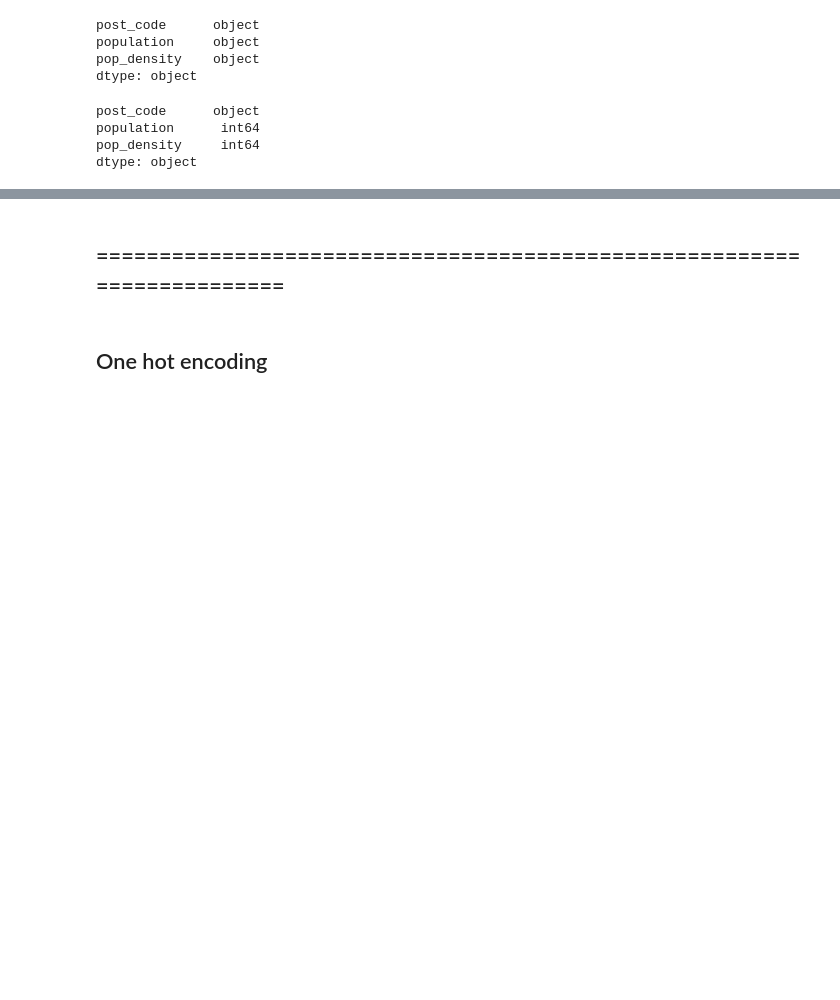
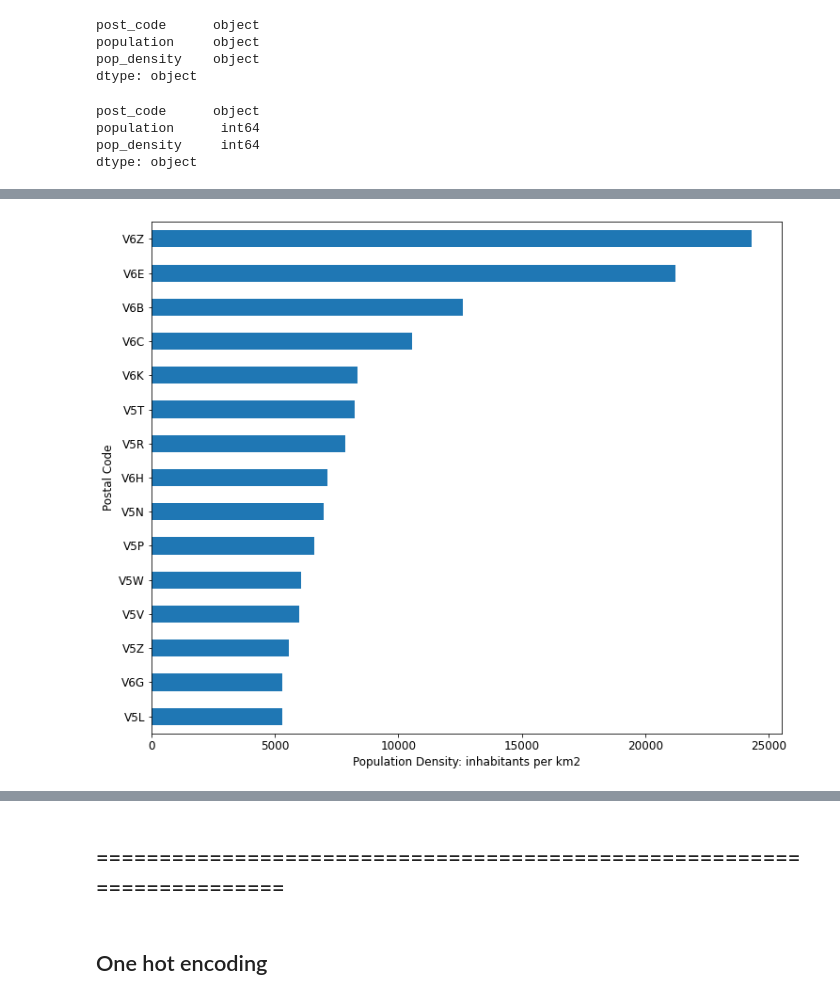
Before and after one commit to dprossi/Capstone_Project_IBM_Data_Science, a Jupyter notebook: Applied_Data_Science_Capstone_Project_Vancouver.ipynb, the cells around one changed output, grey strips where cells are left out. Drawn from its saved outputs; the diff is of its cells as text; code cells hidden in the pictures; blank space fills up the shorter version.

```diff
--- a/Applied_Data_Science_Capstone_Project_Vancouver.ipynb
+++ b/Applied_Data_Science_Capstone_Project_Vancouver.ipynb
@@ -714,0 +813,5 @@ df_pop_and_dense_multi_2.plot.barh(x='post_code', figsize=(12,10))
+# %%
+# sort by density
+df_pop_and_dense_multi_2_sort_dense = df_pop_and_dense_multi_2.sort_values('pop_density', ascending=True).tail(15)
+df_pop_and_dense_multi_2_sort_dense.reset_index(inplace=True)
+df_pop_and_dense_multi_2_sort_dense
@@ -714,0 +835,11 @@ df_pop_and_dense_multi_2.plot.barh(x='post_code', figsize=(12,10))
+# %%
+# plot postal code by population
+ax = df_pop_and_dense_multi_2_sort_dense.plot.barh(x='post_code', y='pop_density', figsize=(12,10), legend=False)
+#ax = df_pop_and_dense_multi_2.plot.barh(x='neighborhood', y='total_venues', figsize=(12,10), legend=False)
+plt.xticks(fontsize=12)
+plt.yticks(fontsize=12)
+plt.xlabel('Population Density: inhabitants per km2', fontsize=12)
+plt.ylabel('Postal Code', fontsize=12)
+plt.show()
+# %% [output]
+[figure, added]
```
Also changed, not shown: parts of 19 cells of this notebook.
